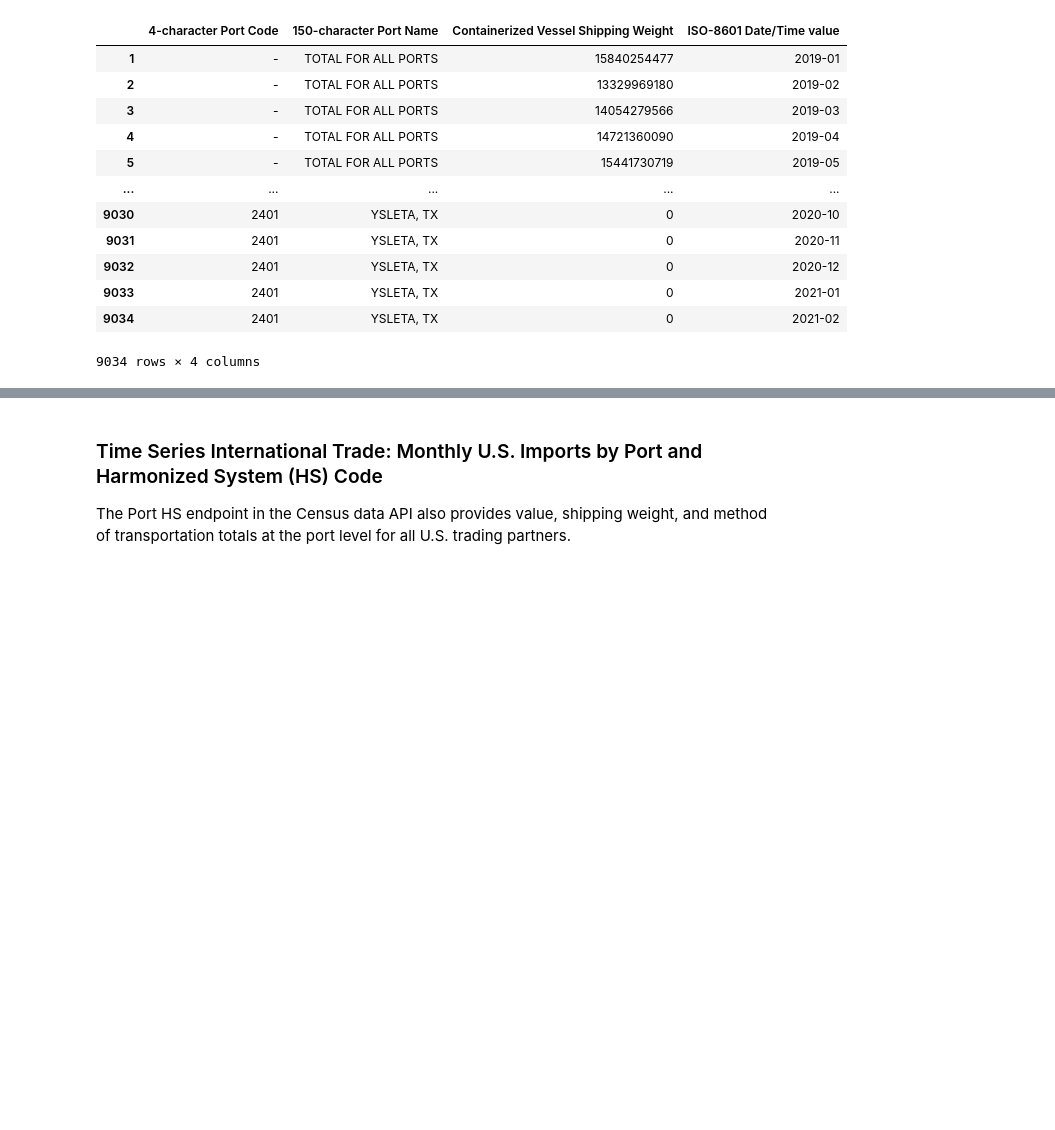
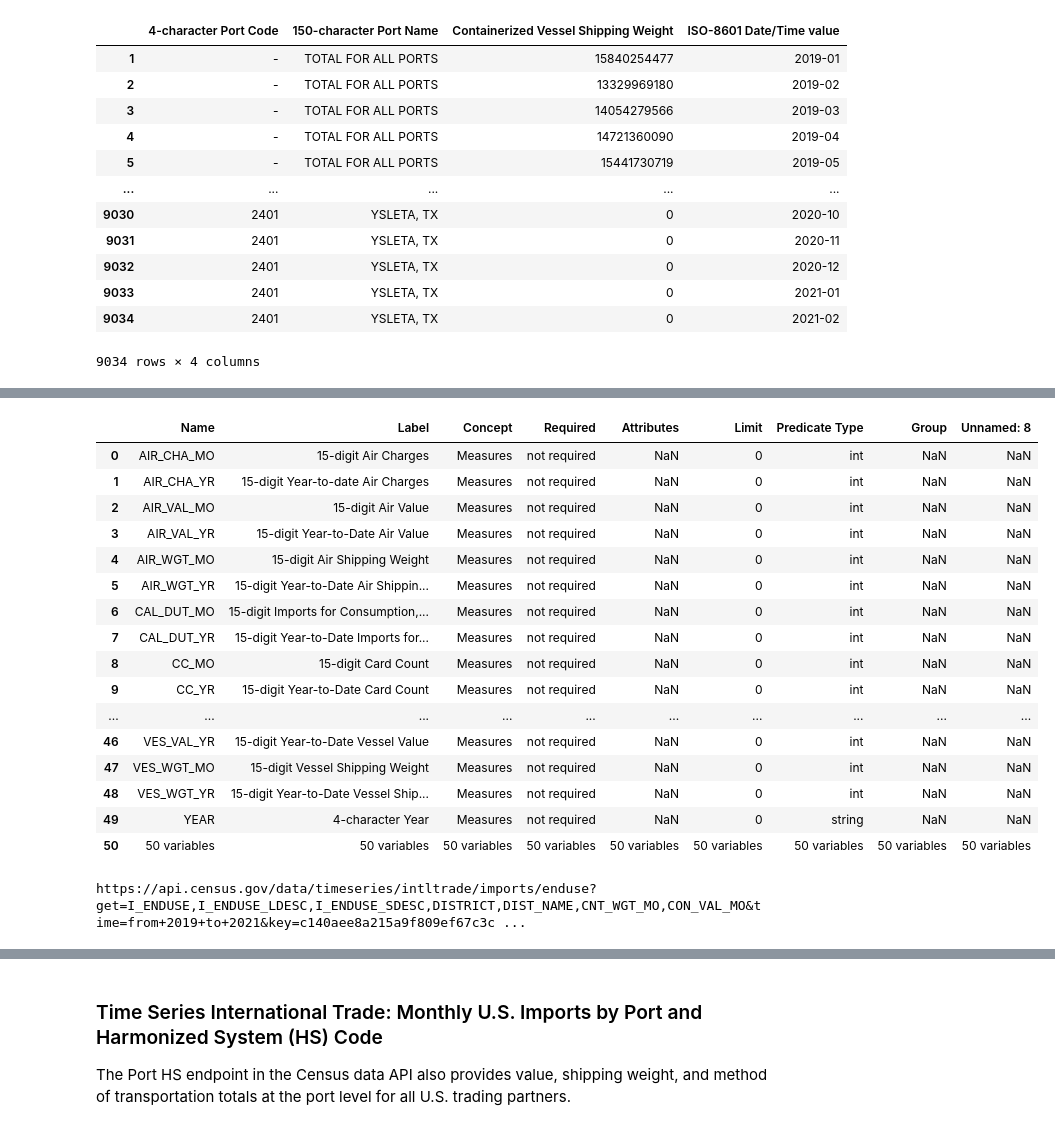
Before and after one commit to naydeenmonzon/Project-2, a Jupyter notebook: US_Census.ipynb, the cells around one changed output, grey strips where cells are left out. Cells and saved outputs as stored; diff of their text form; code cells hidden in the pictures; blank space fills up the shorter version.

```diff
--- a/US_Census.ipynb
+++ b/US_Census.ipynb
@@ -370,0 +286,21 @@ ProductConsumption.plot.bar()
+# %%
+useVar = pd.read_html('https://api.census.gov/data/timeseries/intltrade/imports/enduse/variables.html')[0]
+useVar
+# %% [output]
+|  | Name | Label | Concept | Required | Attributes | Limit | Predicate Type | Group | Unnamed: 8 |
+| 0 | AIR_CHA_MO | 15-digit Air Charges | Measures | not required | NaN | 0 | int | NaN | NaN |
+| 1 | AIR_CHA_YR | 15-digit Year-to-date Air Charges | Measures | not required | NaN | 0 | int | NaN | NaN |
+| 2 | AIR_VAL_MO | 15-digit Air Value | Measures | not required | NaN | 0 | int | NaN | NaN |
+| 3 | AIR_VAL_YR | 15-digit Year-to-Date Air Value | Measures | not required | NaN | 0 | int | NaN | NaN |
+| 4 | AIR_WGT_MO | 15-digit Air Shipping Weight | Measures | not required | NaN | 0 | int | NaN | NaN |
+| 5 | AIR_WGT_YR | 15-digit Year-to-Date Air Shippin... | Measures | not required | NaN | 0 | int | NaN | NaN |
+| 6 | CAL_DUT_MO | 15-digit Imports for Consumption,... | Measures | not required | NaN | 0 | int | NaN | NaN |
+| 7 | CAL_DUT_YR | 15-digit Year-to-Date Imports for... | Measures | not required | NaN | 0 | int | NaN | NaN |
+| 8 | CC_MO | 15-digit Card Count | Measures | not required | NaN | 0 | int | NaN | NaN |
+| 9 | CC_YR | 15-digit Year-to-Date Card Count | Measures | not required | NaN | 0 | int | NaN | NaN |
+| ... | ... | ... | ... | ... | ... | ... | ... | ... | ... |
+| 46 | VES_VAL_YR | 15-digit Year-to-Date Vessel Value | Measures | not required | NaN | 0 | int | NaN | NaN |
+| 47 | VES_WGT_MO | 15-digit Vessel Shipping Weight | Measures | not required | NaN | 0 | int | NaN | NaN |
+| 48 | VES_WGT_YR | 15-digit Year-to-Date Vessel Ship... | Measures | not required | NaN | 0 | int | NaN | NaN |
+| 49 | YEAR | 4-character Year | Measures | not required | NaN | 0 | string | NaN | NaN |
+| 50 | 50 variables | 50 variables | 50 variables | 50 variables | 50 variables | 50 variables | 50 variables | 50 variables | 50 variables |
@@ -370,0 +309,6 @@ ProductConsumption.plot.bar()
+# %%
+useURL = 'https://api.census.gov/data/timeseries/intltrade/imports/enduse?get='
+useURLreq = requests.get(f"{useURL}I_ENDUSE,I_ENDUSE_LDESC,I_ENDUSE_SDESC,DISTRICT,DIST_NAME,CNT_WGT_MO,CON_VAL_MO&time=from+2019+to+2021&key={key}")
+print(useURLreq.url)
+# %% [output]
+https://api.census.gov/data/timeseries/intltrade/imports/enduse?get=I_ENDUSE,I_ENDUSE_LDESC,I_ENDUSE_SDESC,DISTRICT,DIST_NAME,CNT_WGT_MO,CON_VAL_MO&time=from+2019+to+2021&key=c140aee8a215a9f809ef67c3c ...
```
Also changed, not shown: parts of 96 cells of this notebook.
